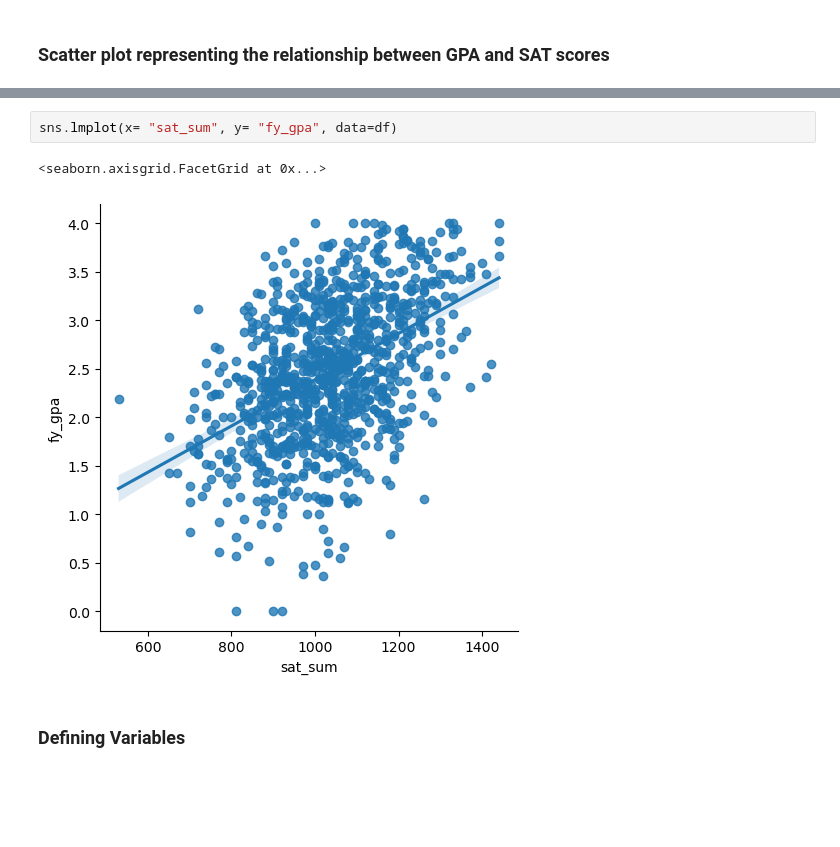
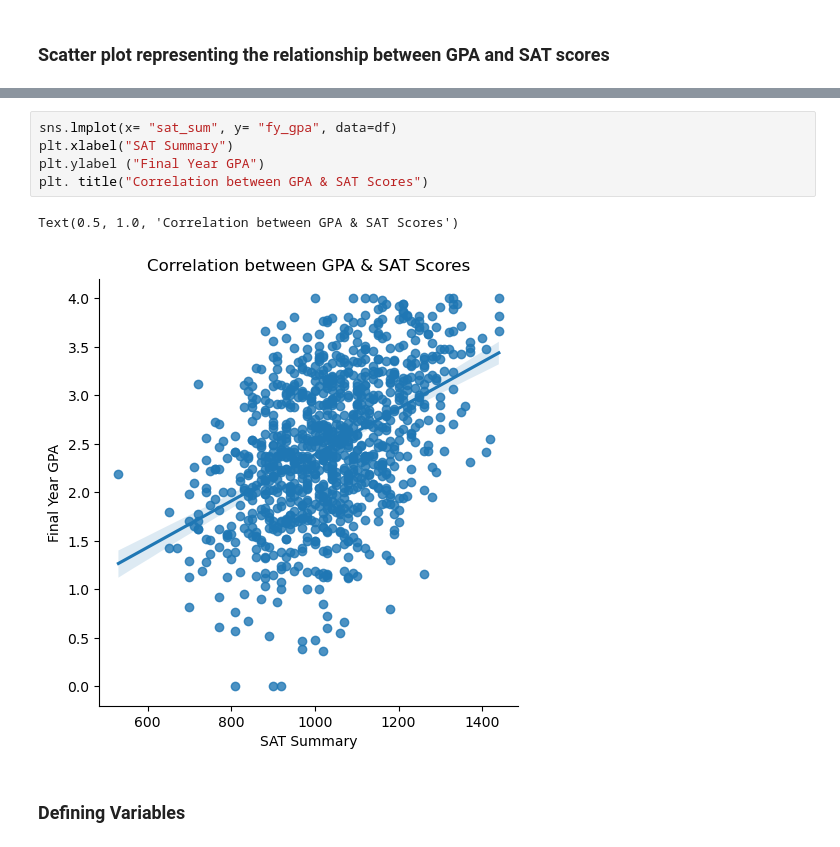
Before and after one commit to cwalke53/GrandCircusSubmissions, a Jupyter notebook: College GPA Predictor (1).ipynb, the cells around one changed output, grey strips where cells are left out. Cells and saved outputs as stored; diff of their text form; blank space fills up the shorter version.

```diff
--- a/College GPA Predictor (1).ipynb
+++ b/College GPA Predictor (1).ipynb
@@ -52,8 +55,11 @@ plt.scatter(df["sat_sum"], df["fy_gpa"], c="#00f", marker="*",s=150, alpha=0.3)
 # %%
 sns.lmplot(x= "sat_sum", y= "fy_gpa", data=df)
+plt.xlabel("SAT Summary")
+plt.ylabel ("Final Year GPA")
+plt. title("Correlation between GPA & SAT Scores")
 # %% [output]
-<seaborn.axisgrid.FacetGrid at 0x...>
+Text(0.5, 1.0, 'Correlation between GPA & SAT Scores')
-[figure, old version]
+[figure, new version]
 # %% [markdown]
 ### Defining Variables
 # %%
```
Also changed, not shown: parts of 1 cell of this notebook.
